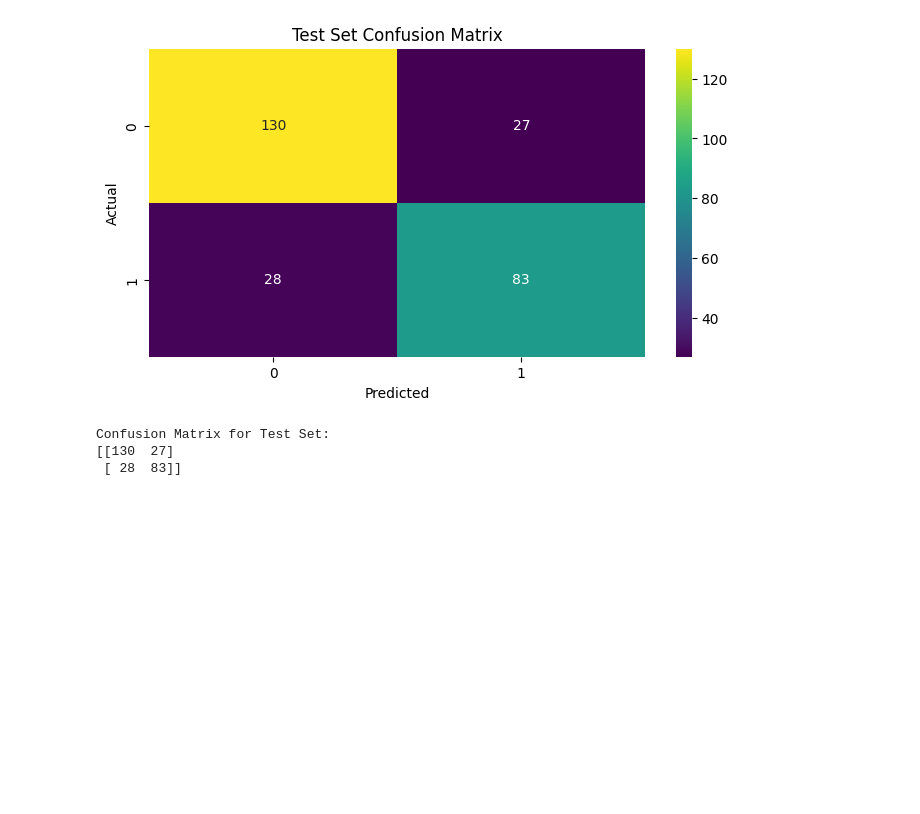
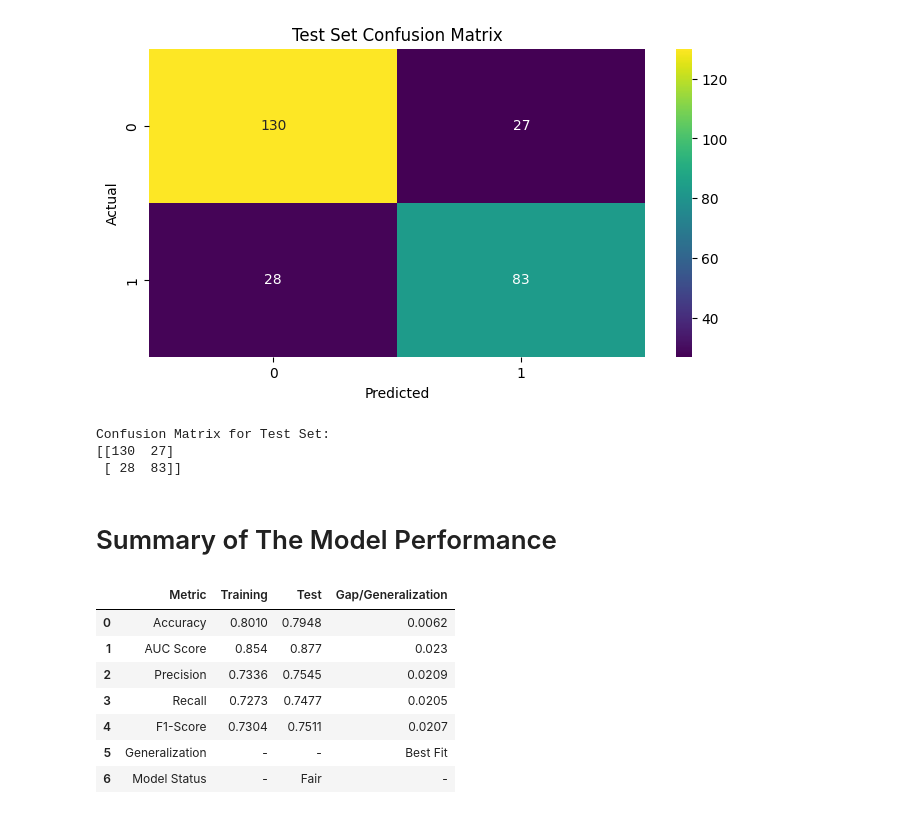
Before and after one commit to tshihab07/Titanic-Life-Prediction, a Jupyter notebook: modeling.ipynb, the cells around one changed output. Drawn from its saved outputs; the diff is of its cells as text; code cells hidden in the pictures; blank space fills up the shorter version.

Commit message:
Summarize end-to-end performance results

```diff
--- a/modeling.ipynb
+++ b/modeling.ipynb
@@ -395,3 +404,56 @@ print(test_cnf)
 Confusion Matrix for Test Set:
 [[130  27]
  [ 28  83]]
+# %% [markdown]
+# Summary of The Model Performance
+# %%
+# dataframe of the model performance summary
+performance_summary = pd.DataFrame({
+    'Metric': [
+        'Accuracy',
+        'AUC Score',
+        'Precision',
+        'Recall',
+        'F1-Score',
+        'Generalization',
+        'Model Status'
+    ],
+    'Training': [
+        f"{train_acc:.4f}",
+        f"{auc(fpr_train, tpr_train):.3f}",
+        f"{train_precision:.4f}",
+        f"{train_recall:.4f}",
+        f"{train_f1:.4f}",
+        '-',
+        '-'
+    ],
+    'Test': [
+        f"{test_acc:.4f}",
+        f"{auc(fpr_test, tpr_test):.3f}",
+        f"{test_precision:.4f}",
+        f"{test_recall:.4f}",
+        f"{test_f1:.4f}",
+        '-',
+        model_status
+    ],
+    'Gap/Generalization': [
+        f"{accuracy_gap:.4f}",
+        f"{auc_gap:.3f}",
+        f"{abs(train_precision - test_precision):.4f}",
+        f"{abs(train_recall - test_recall):.4f}",
+        f"{abs(train_f1 - test_f1):.4f}",
+        generalization,
+        '-'
+    ]
+})
+# %%
+performance_summary
+# %% [output]
+|  | Metric | Training | Test | Gap/Generalization |
+| 0 | Accuracy | 0.8010 | 0.7948 | 0.0062 |
+| 1 | AUC Score | 0.854 | 0.877 | 0.023 |
+| 2 | Precision | 0.7336 | 0.7545 | 0.0209 |
+| 3 | Recall | 0.7273 | 0.7477 | 0.0205 |
+| 4 | F1-Score | 0.7304 | 0.7511 | 0.0207 |
+| 5 | Generalization | - | - | Best Fit |
+| 6 | Model Status | - | Fair | - |
```
Also changed, not shown: parts of 11 cells of this notebook.
